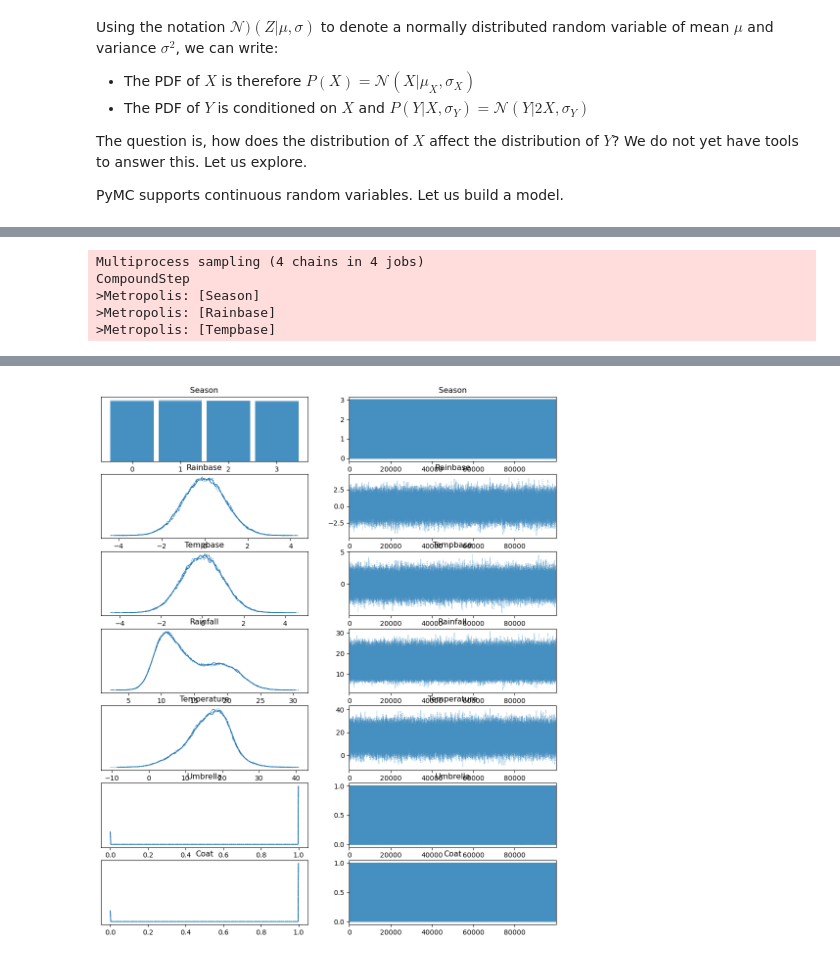
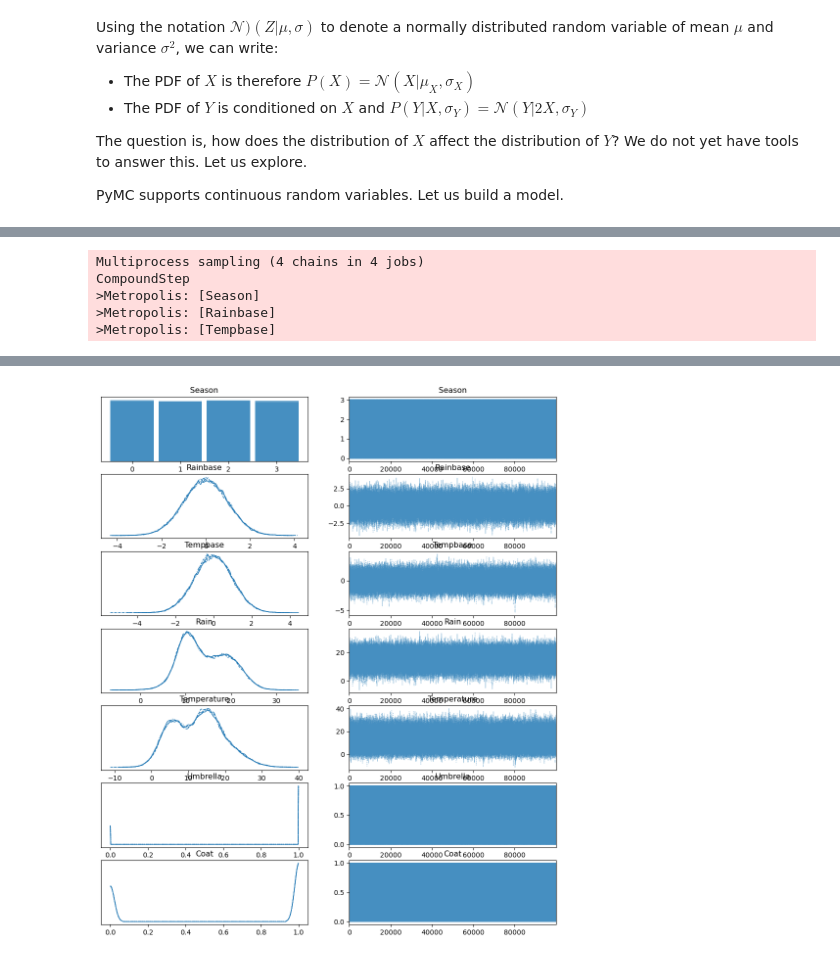
Before and after one commit to IainStyles/Knowledge-Engineering-Book, a Jupyter notebook: _build/jupyter_execute/Part3/15. Bayesian Networks with Continuous Variables.ipynb, the cells around one changed output, grey strips where cells are left out. Cells and saved outputs as stored; diff of their text form; code cells hidden in the pictures.

```diff
--- a/_build/jupyter_execute/Part3/15. Bayesian Networks with Continuous Variables.ipynb
+++ b/_build/jupyter_execute/Part3/15. Bayesian Networks with Continuous Variables.ipynb
@@ -21,18 +21,16 @@ PyMC supports continuous random variables. Let us build a model.
 # %%
 import pymc as mc
 with mc.Model() as model:
-
-    #X = mc.Normal('X', mu=5.0, sigma=1.0)
-    Z = mc.Bernoulli('Z',0.5)
-    Y = mc.Normal('Y', mu=0.0, sigma=0.1)
-    YY = mc.Deterministic('YY', Y+2*Z+3)
-
-    # YY = mc.Deterministic('YY', Y+mc.math.switch(Z,3.0,5.0))
-
+    X = mc.Normal('X',mu=0.0, sigma=1.0)
+    #Y = mc.Normal('Y',mu=5.0, sigma=2.0)
+    #Z = mc.Normal('Z',mu=3.0+X, sigma=0.1)
+    Y = mc.Bernoulli('Y',0.5)
+    # Obvious thing that doesn't work
+    #Z = mc.Normal('Z',mu=3.0*Y, sigma=0.1)
+    # Less obvious method that does
+    Z = mc.Deterministic('Z', X+mc.math.switch(Y,3.0,0.0))
     step = mc.Metropolis()
-    trace = mc.sample(1000, step=step, tune=5000, random_seed=123, progressbar=True)
-
-mc.plot_trace(trace)
+    trace = mc.sample(100000, step=step, tune=10000, random_seed=123, progressbar=True)
 # %% [output]
 Multiprocess sampling (4 chains in 4 jobs)
 CompoundStep
@@ -71,50 +71,47 @@ You would to predict the likelihood of an individual buying coats or umbrellas b
 # %%
 import numpy as np
 with mc.Model() as model:
-    # Define the seasons as a categorical variable
+    # Seasons
     S = mc.Categorical('Season', np.array([0.25,0.25,0.25,0.25]))
-    # Create a base distribution for rainfall
     Rbase = mc.Normal('Rainbase', mu=0.0, sigma=1.0)
     Tbase = mc.Normal('Tempbase', mu=0.0, sigma=1.0)
 
+    RMu = mc.math.switch(mc.math.eq(S,0),12.0, # Spring
+            mc.math.switch(mc.math.eq(S,1),10.0, # Summer
+                mc.math.switch(mc.math.eq(S,2),15.0, 20.0)
+            )
+        )
 
-    R_mu = mc.math.switch(mc.math.eq(S,0), 12.0,
-                mc.math.switch(mc.math.eq(S,1), 10.0,
-                    mc.math.switch(mc.math.eq(S,2), 15.0,
-                        mc.math.switch(mc.math.eq(S,3), 20.0, 0.0)
-                    )
+    RSigma = mc.math.switch(mc.math.eq(S,0),4.0, # Spring
+                mc.math.switch(mc.math.eq(S,1),2.0, # Summer
+                    mc.math.switch(mc.math.eq(S,2),5.0, 3.0)
                 )
             )
-    R_sigma = mc.math.switch(mc.math.eq(S,0), 2.0,
-                mc.math.switch(mc.math.eq(S,1), 1.5,
-                    mc.math.switch(mc.math.eq(S,2), 3.0,
-                        mc.math.switch(mc.math.eq(S,3), 2.5, 0.0)
-                    )
+    TMu = mc.math.switch(mc.math.eq(S,0),15.0, # Spring
+            mc.math.switch(mc.math.eq(S,1),20.0, # Summer
+                mc.math.switch(mc.math.eq(S,2),10.0, 5.0)
+            )
+        )
+
+    TSigma = mc.math.switch(mc.math.eq(S,0),3.0, # Spring
+                mc.math.switch(mc.math.eq(S,1),5.0, # Summer
+                    mc.math.switch(mc.math.eq(S,2),5.0, 3.0)
                 )
             )
 
-    T_mu = mc.math.switch(mc.math.eq(S,0), 15.0,
-                mc.math.switch(mc.math.eq(S,1), 20.0,
-                    mc.math.switch(mc.math.eq(S,2), 10.0,
-                        mc.math.switch(mc.math.eq(S,3), 20.0, 5.0)
-                    )
-                )
-            )
-    T_sigma = mc.math.switch(mc.math.eq(S,0), 3.0,
-                mc.math.switch(mc.math.eq(S,1), 5.0,
-                    mc.math.switch(mc.math.eq(S,2), 5.0,
-                        mc.math.switch(mc.math.eq(S,3), 2.5, 3.0)
-                    )
-                )
-            )
 
-    R = mc.Deterministic('Rainfall', Rbase*R_sigma + R_mu)
-    T = mc.Deterministic('Temperature', Tbase*T_sigma + T_mu)
-    U = mc.Deterministic('Umbrella', mc.math.switch(mc.math.ge(R,10),1.0 ,0.0))
-    C = mc.Deterministic('Coat', mc.math.switch(mc.math.ge(R,10.), 1.0, mc.math.switch(mc.math.lt(T,12.), 1.0, 0.0)))
+    R = mc.Deterministic('Rain', Rbase*RSigma+RMu)
+    T = mc.Deterministic('Temperature', Tbase*TSigma+TMu)
+
+    U = mc.Deterministic('Umbrella', mc.math.switch(mc.math.ge(R,10.0),1.0,0.0))
+    C = mc.Deterministic('Coat', mc.math.switch(mc.math.ge(R,12.0),1.0,
+                                               mc.math.switch(mc.math.lt(T,8.0),1.0, 0.0)
+                                               )
+                        )
 
     step = mc.Metropolis()
-    trace = mc.sample(100000, step=step, tune=5000, random_seed=123, progressbar=True)
+    trace = mc.sample(100000, step=step, tune=10000, random_seed=123, progressbar=True)
+
 
 mc.plot_trace(trace)
 # %% [output]
@@ -138,10 +135,10 @@ array([[<Axes: title={'center': 'Season'}>,
        [<Axes: title={'center': 'Temperature'}>,
         <Axes: title={'center': 'Temperature'}>],
        [<Axes: title={'center': 'Umbrella'}>,
         <Axes: title={'center': 'Umbrella'}>],
        [<Axes: title={'center': 'Coat'}>,
         <Axes: title={'center': 'Coat'}>]], dtype=object)
-[figure, old version]
+[figure, new version]
 # %%
 df=trace.to_dataframe(groups='posterior')
 # %%
```
Also changed, not shown: parts of 5 cells of this notebook, 7 other files.
